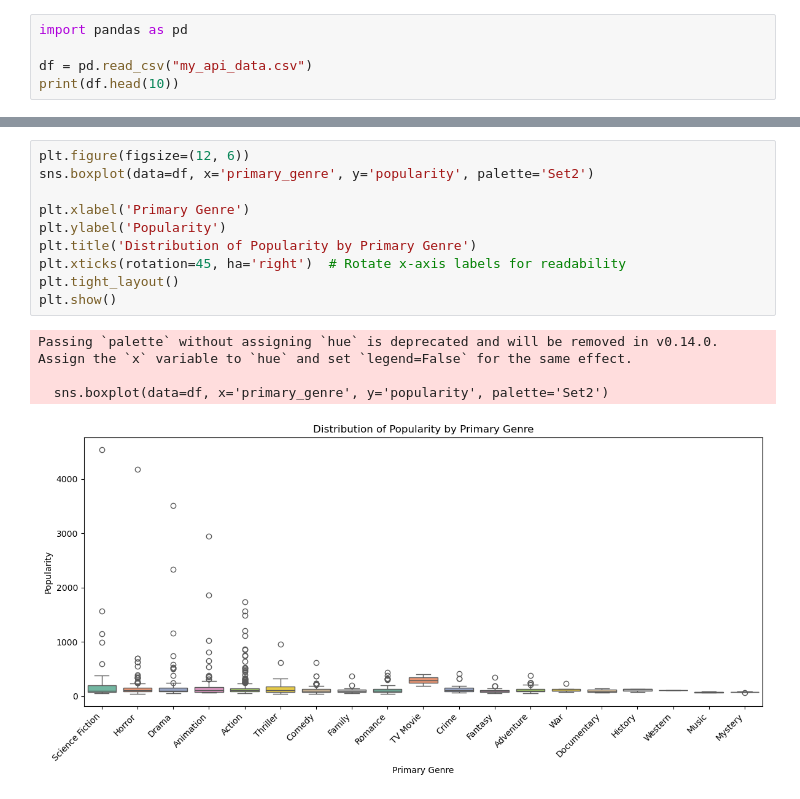
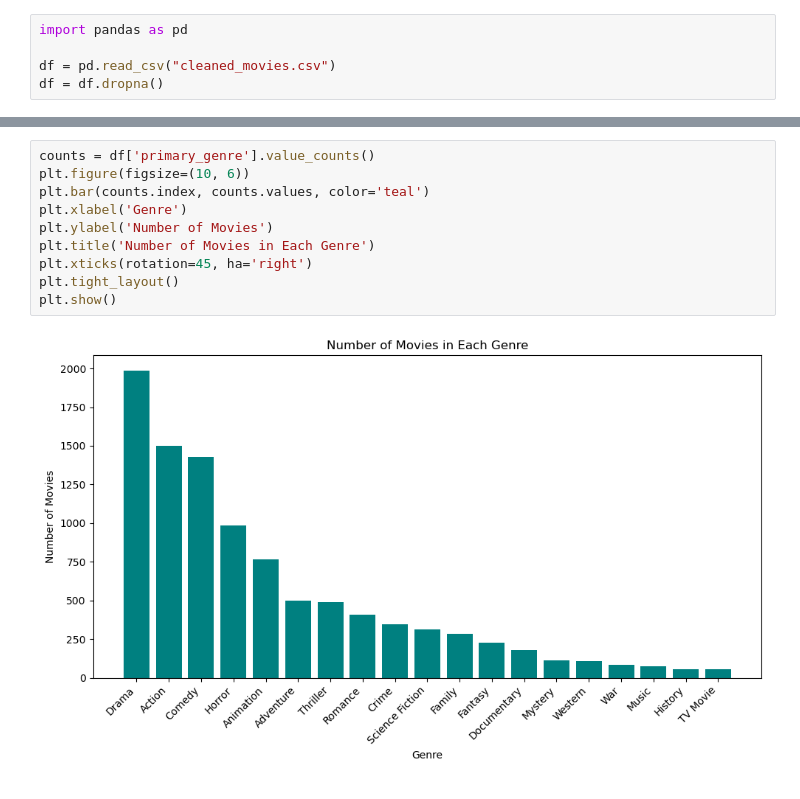
Before and after one commit to laurenscarzella/my-api, a Jupyter notebook: steps.ipynb, the cells around one changed output, grey strips where cells are left out. Saved outputs shown, nothing was run; the diff lists cells and outputs as text.

```diff
--- a/steps.ipynb
+++ b/steps.ipynb
@@ -1,5 +1,5 @@
 # %%
 import pandas as pd
 
-df = pd.read_csv("my_api_data.csv")
-print(df.head(10))
+df = pd.read_csv("cleaned_movies.csv")
+df = df.dropna()
@@ -84,15 +59,12 @@ plt.show()
 # %%
-plt.figure(figsize=(12, 6))
-sns.boxplot(data=df, x='primary_genre', y='popularity', palette='Set2')
-
-plt.xlabel('Primary Genre')
-plt.ylabel('Popularity')
-plt.title('Distribution of Popularity by Primary Genre')
-plt.xticks(rotation=45, ha='right')  # Rotate x-axis labels for readability
+counts = df['primary_genre'].value_counts()
+plt.figure(figsize=(10, 6))
+plt.bar(counts.index, counts.values, color='teal')
+plt.xlabel('Genre')
+plt.ylabel('Number of Movies')
+plt.title('Number of Movies in Each Genre')
+plt.xticks(rotation=45, ha='right')
 plt.tight_layout()
 plt.show()
 # %% [output]
-Passing `palette` without assigning `hue` is deprecated and will be removed in v0.14.0. Assign the `x` variable to `hue` and set `legend=False` for the same effect.
-
-  sns.boxplot(data=df, x='primary_genre', y='popularity', palette='Set2')
-[figure, old version]
+[figure, new version]
```
Also changed, not shown: parts of 14 cells of this notebook.
